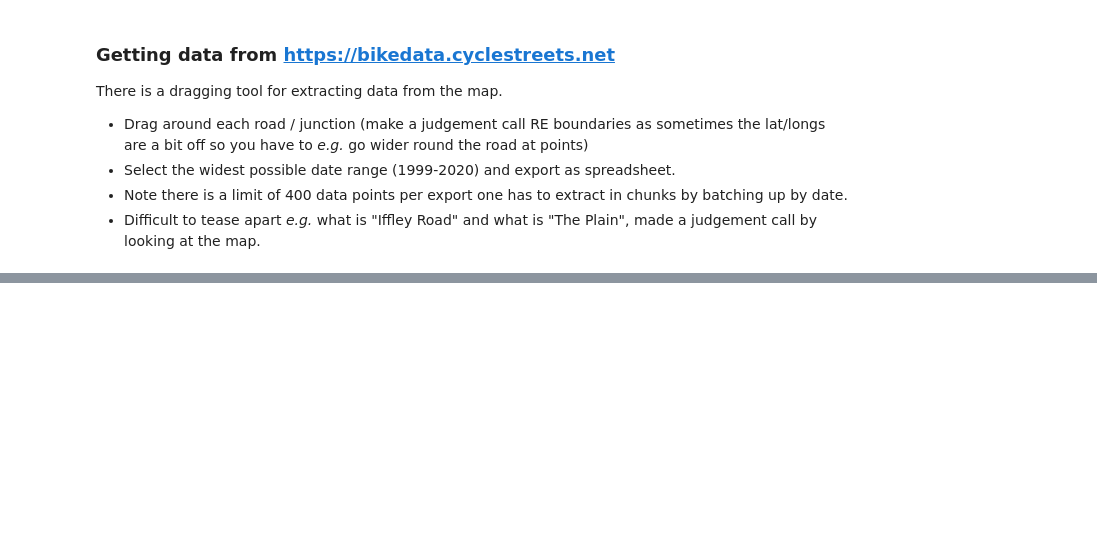
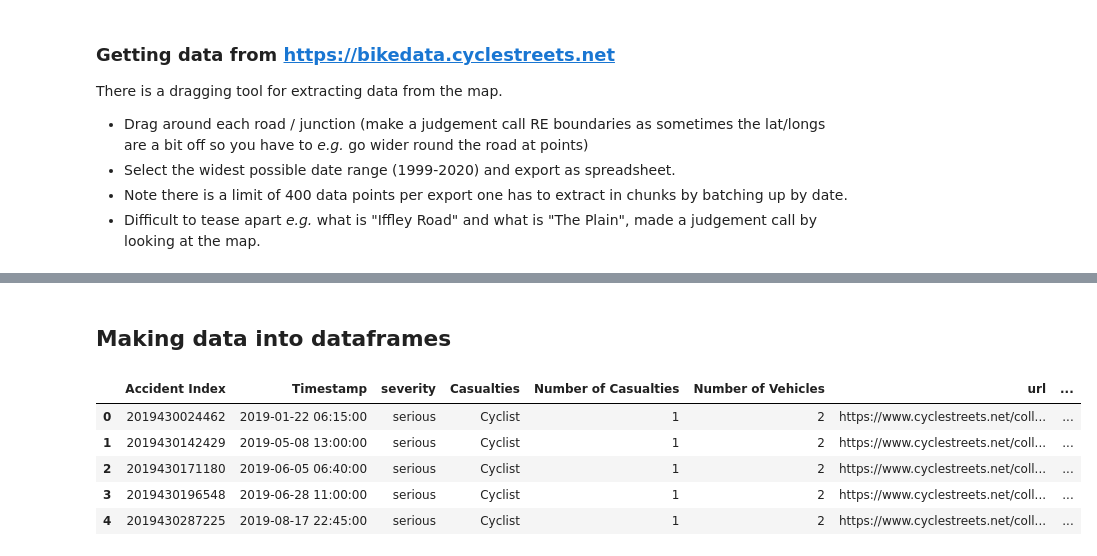
Before and after one commit to annarailton/transport-analysis, a Jupyter notebook: collision_times/collision_times.ipynb, the cells around one changed output, grey strips where cells are left out. Cells and saved outputs as stored; diff of their text form; code cells hidden in the pictures; blank space fills up the shorter version.

```diff
--- a/collision_times/collision_times.ipynb
+++ b/collision_times/collision_times.ipynb
@@ -56,0 +70,2 @@ There is a dragging tool for extracting data from the map.
+# %% [markdown]
+## Making data into dataframes
@@ -56,0 +85,9 @@ There is a dragging tool for extracting data from the map.
+# %%
+df.head()
+# %% [output]
+|  | Accident Index | Timestamp | severity | Casualties | Number of Casualties | Number of Vehicles | url | ... |
+| 0 | 2019430024462 | 2019-01-22 06:15:00 | serious | Cyclist | 1 | 2 | https://www.cyclestreets.net/coll... | ... |
+| 1 | 2019430142429 | 2019-05-08 13:00:00 | serious | Cyclist | 1 | 2 | https://www.cyclestreets.net/coll... | ... |
+| 2 | 2019430171180 | 2019-06-05 06:40:00 | serious | Cyclist | 1 | 2 | https://www.cyclestreets.net/coll... | ... |
+| 3 | 2019430196548 | 2019-06-28 11:00:00 | serious | Cyclist | 1 | 2 | https://www.cyclestreets.net/coll... | ... |
+| 4 | 2019430287225 | 2019-08-17 22:45:00 | serious | Cyclist | 1 | 2 | https://www.cyclestreets.net/coll... | ... |
```
Also changed, not shown: parts of 11 cells of this notebook, 1 other file.
